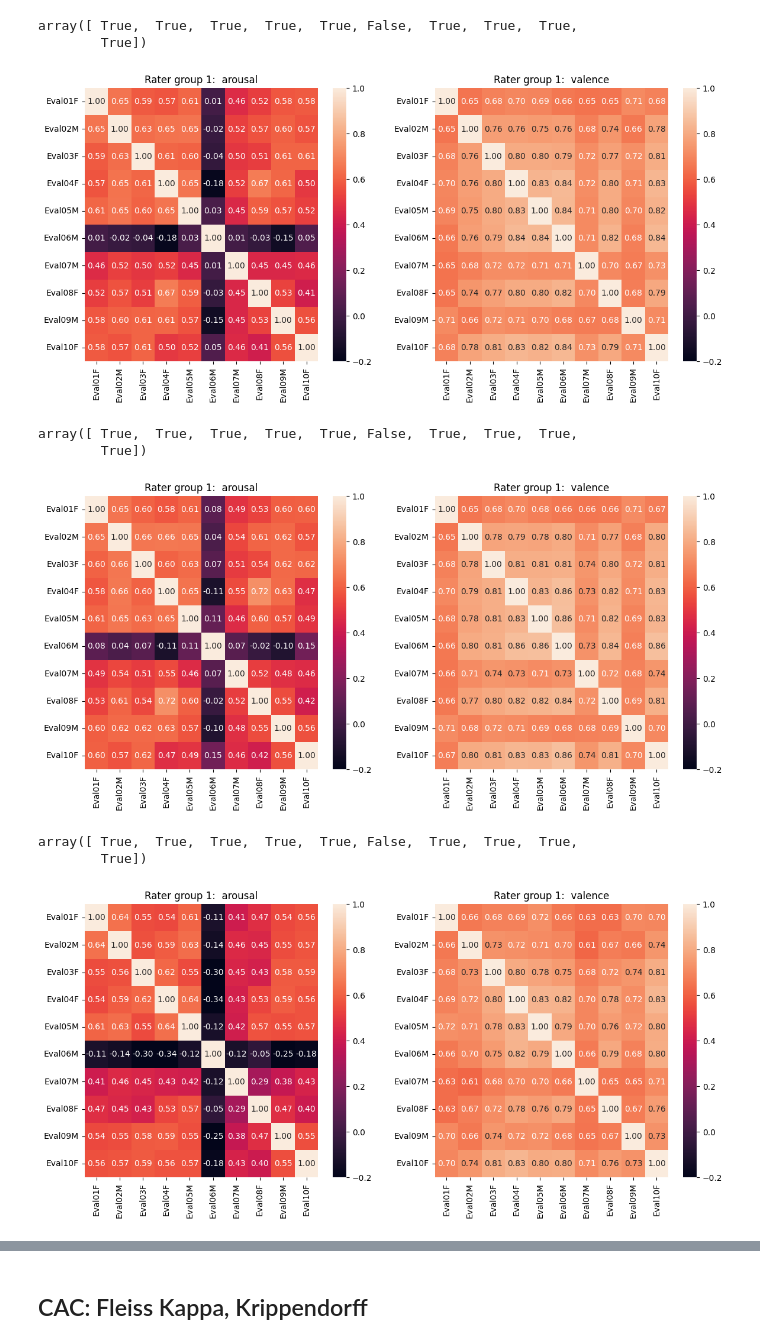
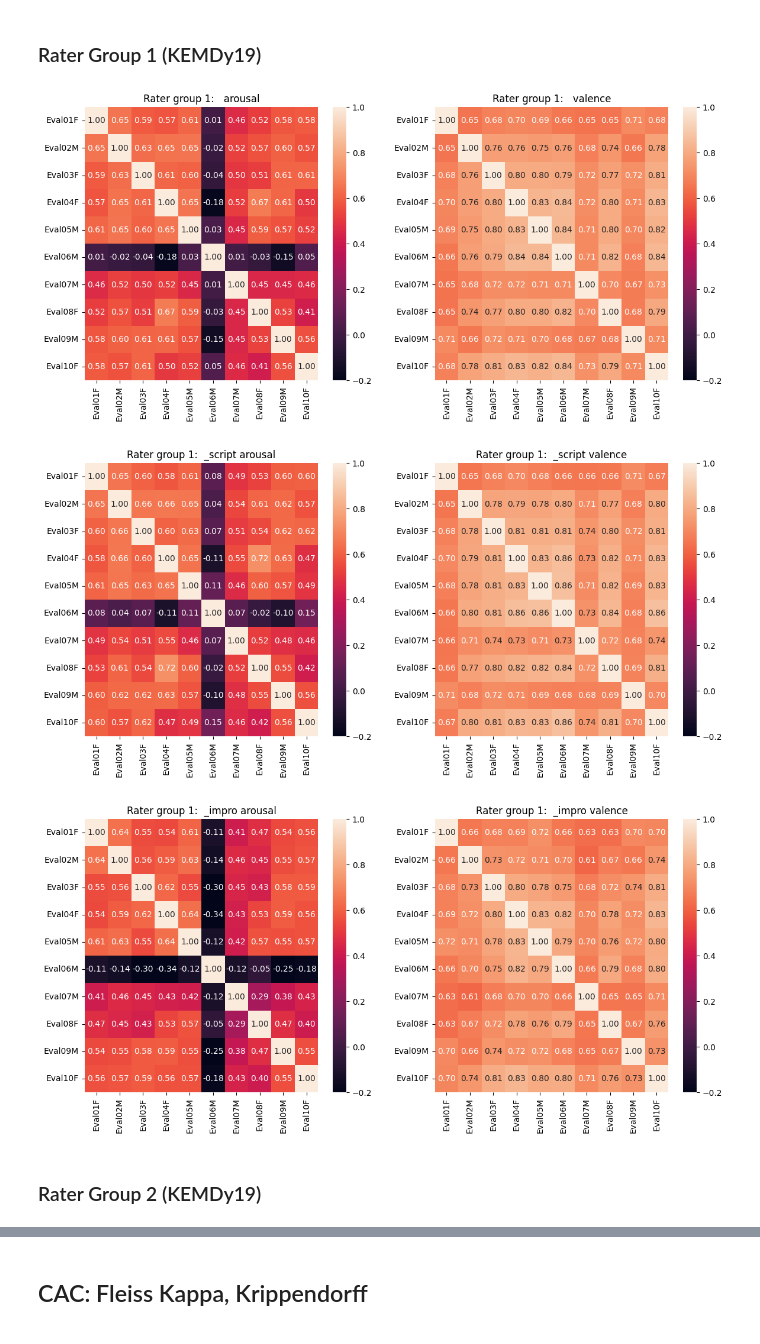
Before and after one commit to 1pha/MulitmodalERC-TensorMixerNetwork, a Jupyter notebook: irr_plots.ipynb, the cells around one changed output, grey strips where cells are left out. Cells and saved outputs as stored; diff of their text form; code cells hidden in the pictures.

```diff
--- a/irr_plots.ipynb
+++ b/irr_plots.ipynb
@@ -8,24 +26,16 @@ kemdy20 = kemdy20_get_rater()
+# %% [markdown]
+### Rater Group 1 (KEMDy19)
 # %%
 corr = plot_heatmap(df=kemdy19[1], group_idx=1)
-mean = get_corr_mean(corr, label="arousal")
-mean > (mean.mean()- 1 * mean.std())
 # %% [output]
-array([ True,  True,  True,  True,  True, False,  True,  True,  True,
-        True])
 [figure]
 # %%
 corr = plot_heatmap(df=kemdy19[1], group_idx=1, mask="_script")
-mean = get_corr_mean(corr, label="arousal")
-mean > (mean.mean()- 1 * mean.std())
 # %% [output]
-array([ True,  True,  True,  True,  True, False,  True,  True,  True,
-        True])
-[figure, old version]
+[figure, new version]
 # %%
 corr = plot_heatmap(df=kemdy19[1], group_idx=1, mask="_impro")
-mean = get_corr_mean(corr, label="arousal")
-mean > (mean.mean()- 1 * mean.std())
 # %% [output]
-array([ True,  True,  True,  True,  True, False,  True,  True,  True,
-        True])
-[figure, old version]
+[figure, new version]
+# %% [markdown]
+### Rater Group 2 (KEMDy19)
```
Also changed, not shown: parts of 11 cells of this notebook, 5 other files.
